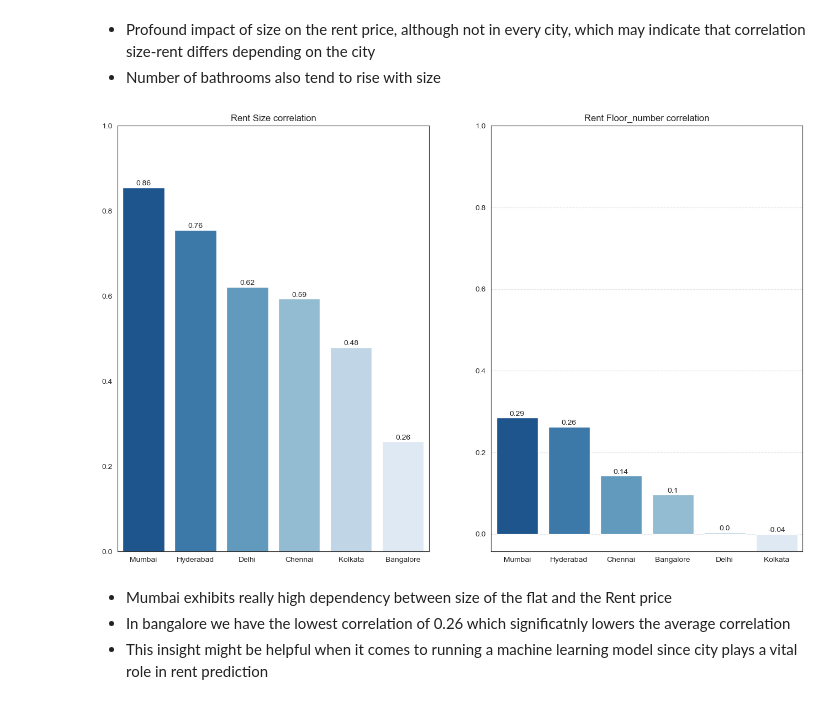
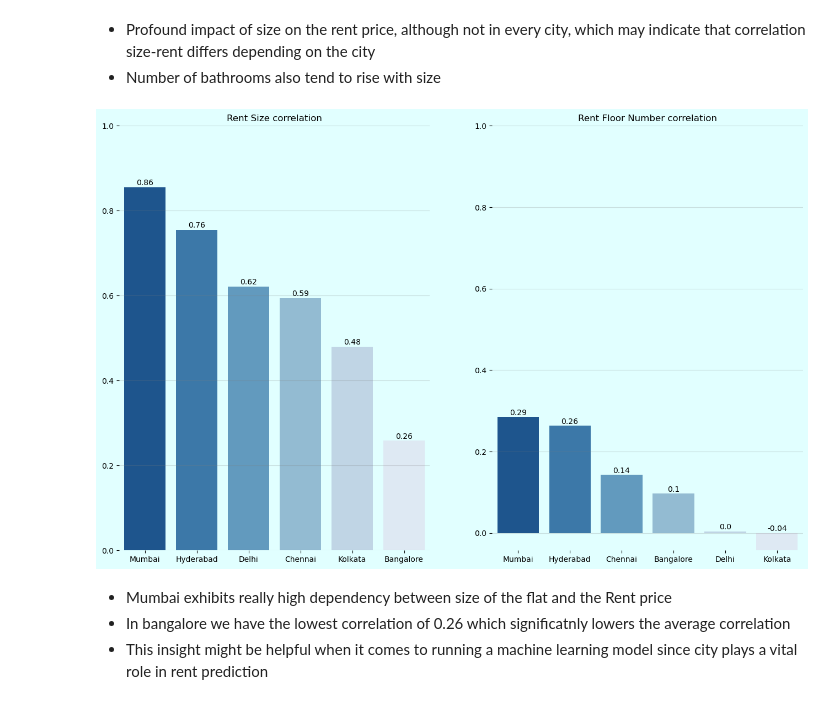
Before and after one commit to veektorf1/rent_prediction, a Jupyter notebook: Rent prediction.ipynb, the cells around one changed output. Drawn from its saved outputs; the diff is of its cells as text; code cells hidden in the pictures.

```diff
--- a/Rent prediction.ipynb
+++ b/Rent prediction.ipynb
@@ -104,7 +105,7 @@ df['Floor'].unique().max(),df['Floor'].unique().min()
  '5 out of 10' '11 out of 14' 'Lower Basement out of 2']
 ('Upper Basement out of 9', '1')
 # %%
-def find_floor_number(name):
+def find_Floor_Number(name):
     if name=="Ground":
         return 0
     elif name=="Upper Basement":
@@ -127,12 +128,14 @@ def find_floor(name):
     name = name.split(" ")
     try:
         if(name[1]=="Basement"):
-            return find_floor_number(" ".join(name[:2]))
-        else: return find_floor_number(name[0])
+            return find_Floor_Number(" ".join(name[:2]))
+        else: return find_Floor_Number(name[0])
     except:
-        return find_floor_number(name[0])
-df["Floor_number"] = df["Floor"].apply(find_floor)
-df["Floor_number"].describe()
+        return find_Floor_Number(name[0])
+df["Floor Number"] = df["Floor"].apply(find_floor)
+df = df.drop(columns=['Floor'])
+print(df["Floor Number"].describe())
+df.info()
 # %% [output]
 count    4746.000000
 mean        3.436157
@@ -153,9 +157,9 @@ df['Size'].max()
 # %% [markdown]
 Now let's modify date column to set apart months from 'Posted On' column which will come in handy later on in the analysis.
 # %%
-df['Month number'] = pd.to_datetime(df['Posted On'],format='%Y-%m-%d').dt.month
+df['Month Number'] = pd.to_datetime(df['Posted On'],format='%Y-%m-%d').dt.month
 map_month = {4:"April",5:"May",6:"June",7:"July",8:"August"}
-df['Month'] = df['Month number'].map(map_month)
+df['Month'] = df['Month Number'].map(map_month)
 df['Month'].unique()
 # %% [output]
 array(['May', 'July', 'April', 'June'], dtype=object)
@@ -384,3 +402,9 @@ plt.show()
 * Majority of area types belongs to super area and carpet area with tiny percentage for built area type.
 * Majority of rental properties has 2 BHK
 * Also we should know that only a small fraction of them is said to be fully furnished while the other are either unfurnished or semi-furnished
+# %%
+print(df[df['Area Type']=='Built Area'].count()[0])
+# There's only two records of built area, therefore i'll neglect this particular area type
+df = df[df['Area Type']!='Built Area']
+data = df[['Size','Area Type']]
+sns.boxplot(x=data['Size'],y=data['Area Type'])
@@ -407,5 +449,5 @@ dtype: int64
 # %%
-print(df[['BHK','Bathroom','Rent','Floor_number','Size']].corr())
+print(df[['BHK','Bathroom','Rent','Floor Number','Size']].corr())
 # Chart of rent with hue for bhk, bathroom,rent
 # Furnishing status, area type
 # Cities
@@ -416,5 +458,5 @@ for i,column in enumerate(['BHK','Bathroom','Furnishing Status','City']):
     ax1 = axes[i,0]
     sns.scatterplot(y=data['Rent'],x=data['Size'],hue=data[column],ax=ax1)
     ax2 = axes[i,1]
-    sns.scatterplot(y=data['Rent'],x=data['Floor_number'],hue=data[column],ax=ax2)
+    sns.scatterplot(y=data['Rent'],x=data['Floor Number'],hue=data[column],ax=ax2)
 # %% [output]
@@ -454,27 +495,31 @@ Text(0, 0.5, 'Rent')
 * Number of bathrooms also tend to rise with size
 # %%
 fig,axes = plt.subplots(figsize=(16,10),ncols=2)
-for i,column in enumerate(['Size','Floor_number']):
+fig.patch.set_facecolor('#e1ffff')
+for ax in axes:
+    ax.set_facecolor('#e1ffff')  # Change background color here
+    ax.spines['top'].set_visible(False)  # Hide top spine
+    ax.spines['right'].set_visible(False)  # Hide right spine
+    ax.spines['bottom'].set_visible(False)  # Hide bottom spine
+    ax.spines['left'].set_visible(False)  # Hide left spine
+
+for i,column in enumerate(['Size','Floor Number']):
     ax = axes[i]
     #Correlation for each city and size
     correlation_by_city = df.pivot_table(index='City', values=['Rent', column],aggfunc='corr')
     # correlation_by_city = [(city, correlation_by_city.loc[city].loc['Size']['Rent']) for city in df['City'].unique()]
     correlation_by_city =  correlation_by_city[['Rent']][correlation_by_city['Rent']!=1].sort_values(by="Rent",ascending=False)
     data = correlation_by_city['Rent']
     datax = data.index
     datax = [el[0] for el in datax]
     sns.barplot(y=data.values,x=datax,palette='Blues_r',ax=ax)
     ax.set_title("Rent "+column+" correlation")
     for i,value in enumerate(data.values):
         ax.text(i,max(0.005,value+0.005),s=round(value,2),ha='center')
     ax.set_ylim(min(0,data.values.min()),1)
-
-
-
-plt.grid(axis='y', linestyle='--', alpha=0.5)
-# plt.gca().set_facecolor('#e5e5e5')
+    ax.grid(axis='y', linestyle='-', alpha=0.25,color='grey')
 # %% [output]
-[figure, old version]
+[figure, new version]
 # %% [markdown]
 * Mumbai exhibits really high dependency between size of the flat and the Rent price
 * In bangalore we have the lowest correlation of 0.26 which significatnly lowers the average correlation
```
Also changed, not shown: parts of 25 cells of this notebook.
